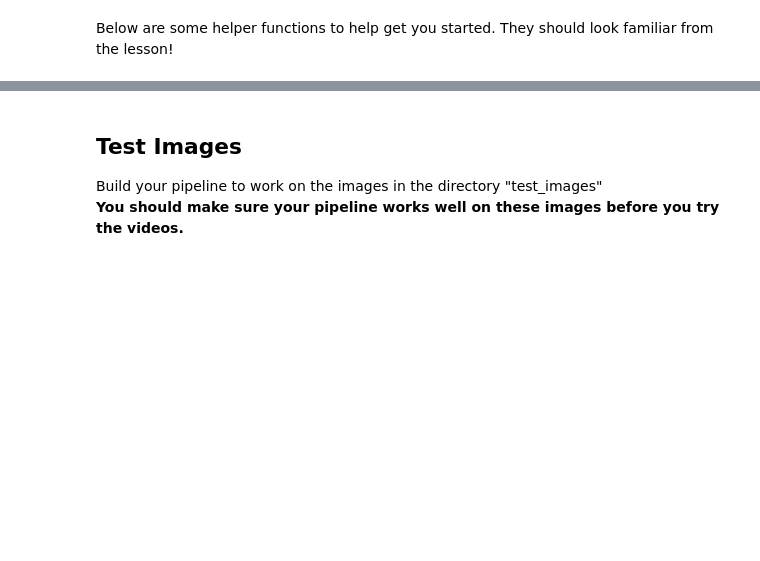
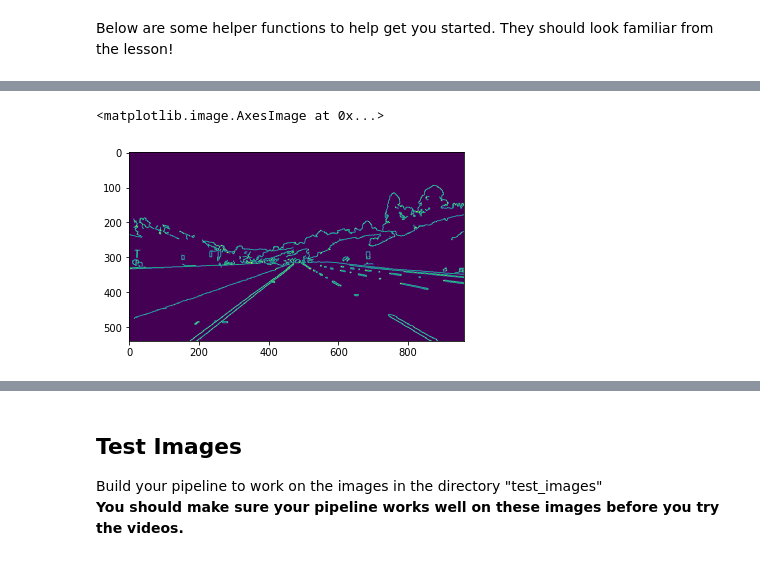
Before and after one commit to MohHelmy/Find_lane_line, a Jupyter notebook: P1.ipynb, the cells around one changed output, grey strips where cells are left out. Cells and saved outputs as stored; diff of their text form; code cells hidden in the pictures; blank space fills up the shorter version.

```diff
--- a/P1.ipynb
+++ b/P1.ipynb
@@ -85 +126,14 @@ Below are some helper functions to help get you started. They should look famili
+# %%
+# Define a kernel size and apply Gaussian smoothing
+kernel_size = 5
+
+def gaussian_blur(img, kernel_size):
+    """Applies a Gaussian Noise kernel"""
+    return cv2.GaussianBlur(img, (kernel_size, kernel_size), 0)
+
+ret_gauss = gaussian_blur(ret_canny, kernel_size )
+plt.imshow(ret_gauss)
+# %% [output]
+<matplotlib.image.AxesImage at 0x...>
+[figure, added]
 # %%
```
Also changed, not shown: parts of 9 cells of this notebook, 11 other files.
